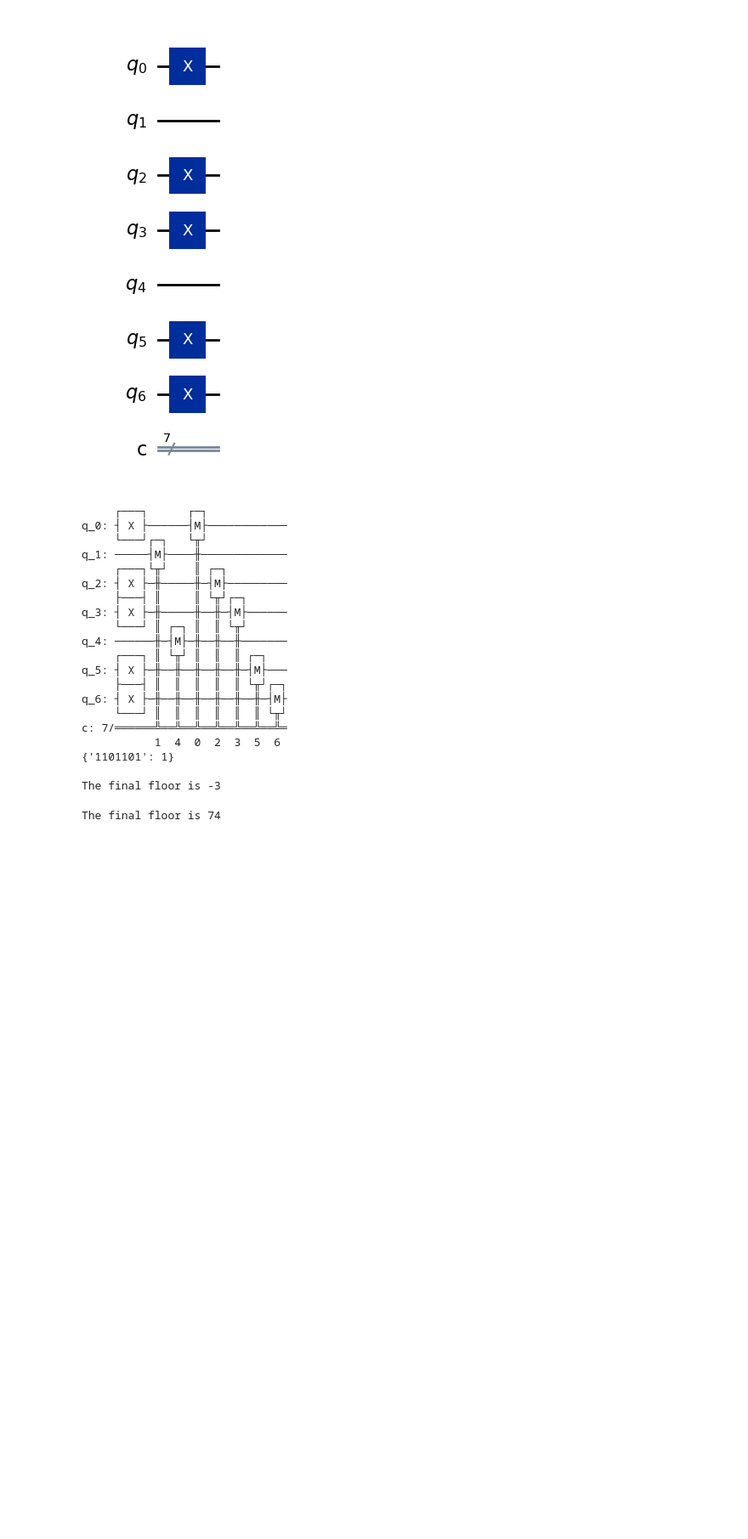
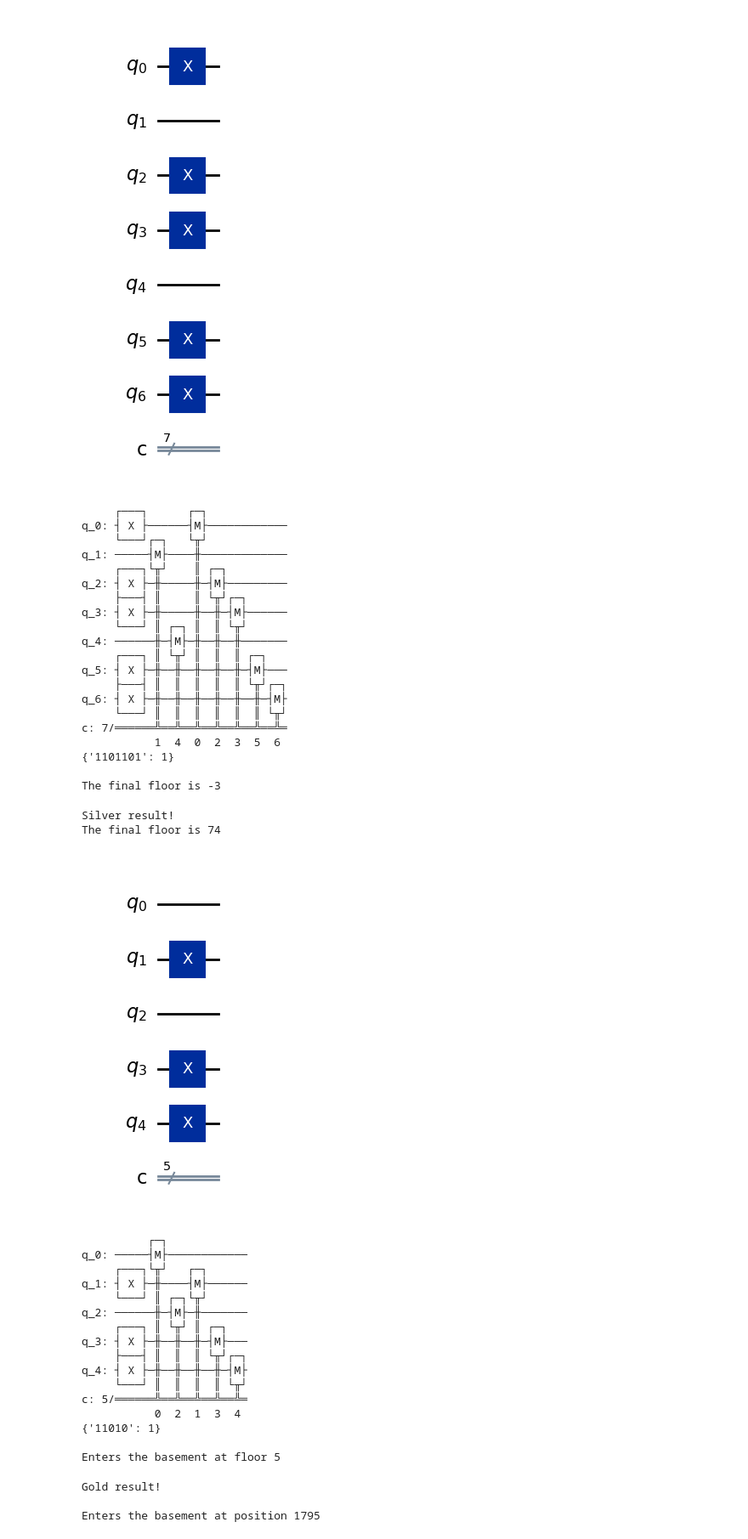
Before and after one commit to 8888/aoc, a Jupyter notebook: 2015/01.ipynb, the cells around one changed output. Shown: that part at 85% size. Saved outputs shown, nothing was run; the diff lists cells and outputs as text; code cells hidden in the pictures; blank space fills up the shorter version.

```diff
--- a/2015/01.ipynb
+++ b/2015/01.ipynb
@@ -17,7 +17,7 @@ from qiskit import QuantumCircuit
 from qiskit_aer import AerSimulator
 from qiskit.compiler import transpile
 
-def silver(instructions, draw=False):
+def run_circuit(instructions, draw=False):
   # encode as quantum states
   numOfInstructions = len(instructions)
   circuit = QuantumCircuit(numOfInstructions, numOfInstructions)
@@ -42,6 +42,11 @@ def silver(instructions, draw=False):
     print(compiled_circuit.draw())
     print(measurement)
 
+  return measurement
+
+def silver(instructions, draw=False):
+  measurement = run_circuit(instructions, draw)
+
   final_floor = 0
   for key in measurement:
     for i, bit in enumerate(key[::-1]): # reverse order to start with LSB
@@ -51,6 +56,22 @@ def silver(instructions, draw=False):
         final_floor -= 1
 
   return final_floor
+
+def gold(instructions, starting_floor, draw=False):
+  measurement = run_circuit(instructions, draw)
+
+  final_floor = starting_floor
+  for key in measurement:
+    for i, bit in enumerate(key[::-1]):
+      if (bit == '0'):
+        final_floor += 1
+      else:
+        final_floor -= 1
+
+      if (final_floor == -1):
+        return {'found': True, 'position': i + 1}
+
+  return {'found': False, 'floor': final_floor}
 # %%
 instructions = "(()(()("
 final_floor = silver(instructions, draw=True)
@@ -113,6 +134,52 @@ chunks = [instructions[i:i + chunk_size] for i in range(0, len(instructions), ch
 final_floor = 0
 for chunk in chunks:
   final_floor += silver(chunk)
-print(f"\nThe final floor is {final_floor}")
+
+print("Silver result!")
+print(f"The final floor is {final_floor}")
 # %% [output]
+Silver result!
 The final floor is 74
+# %%
+instructions = "()())"
+result = gold(instructions, 0, True)
+print(f"\nEnters the basement at floor {result['position']}")
+# %% [output]
+[figure, added]
+          ┌─┐
+q_0: ─────┤M├────────────
+     ┌───┐└╥┘   ┌─┐
+q_1: ┤ X ├─╫────┤M├──────
+     └───┘ ║ ┌─┐└╥┘
+q_2: ──────╫─┤M├─╫───────
+     ┌───┐ ║ └╥┘ ║ ┌─┐
+q_3: ┤ X ├─╫──╫──╫─┤M├───
+     ├───┤ ║  ║  ║ └╥┘┌─┐
+q_4: ┤ X ├─╫──╫──╫──╫─┤M├
+     └───┘ ║  ║  ║  ║ └╥┘
+c: 5/══════╩══╩══╩══╩══╩═
+           0  2  1  3  4
+{'11010': 1}
+
+Enters the basement at floor 5
+# %%
+with open('01.txt', 'r') as file:
+  instructions = file.read().strip()
+
+chunk_size = 25
+chunks = [instructions[i:i + chunk_size] for i in range(0, len(instructions), chunk_size)]
+
+final_floor = 0
+for i, chunk in enumerate(chunks):
+  result = gold(chunk, final_floor)
+  if (result['found']):
+    position = result['position'] + i * chunk_size
+    print("Gold result!")
+    print(f"\nEnters the basement at position {position}")
+    break
+  else:
+    final_floor = result['floor']
+# %% [output]
+Gold result!
+
+Enters the basement at position 1795
```
